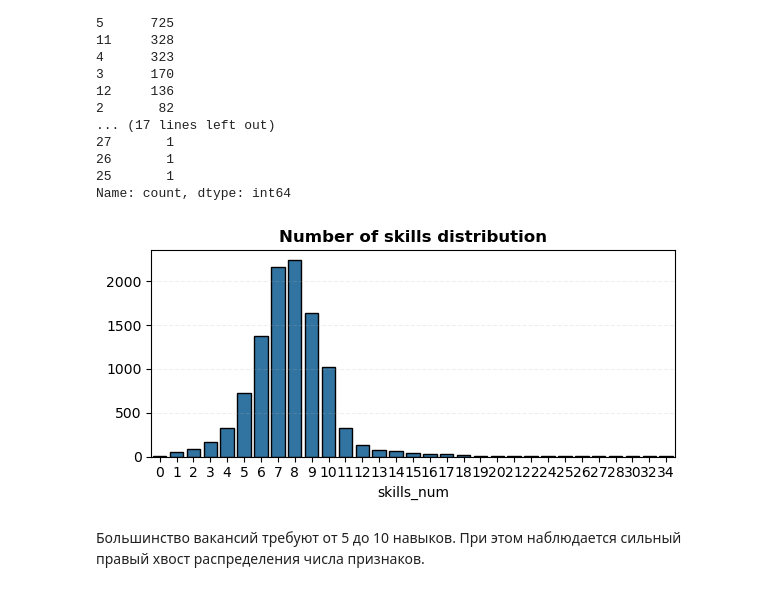
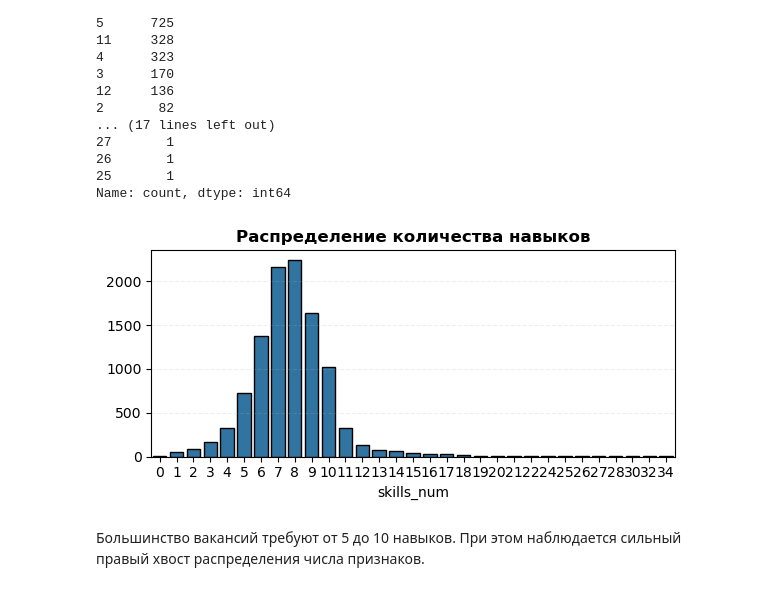
Before and after one commit to kmvitik/smadimo_group_project_2_scraping_api, a Jupyter notebook: skills_hirihy.ipynb, the cells around one changed output. Saved outputs shown, nothing was run; the diff lists cells and outputs as text; code cells hidden in the pictures.

Commit message:
minor charts updates

```diff
--- a/skills_hirihy.ipynb
+++ b/skills_hirihy.ipynb
@@ -78,16 +78,16 @@ Name: count, dtype: int64
 # %%
 fig, ax = plt.subplots(figsize=(6, 3))
 
 sns.barplot(
     x=skills_length_grouped.index,
     y=skills_length_grouped.values,
     edgecolor="black",
 )
 ax.grid(axis="y", linestyle="--", alpha=0.2)
-ax.set_title("Number of skills distribution", fontweight="bold")
+ax.set_title("Распределение количества навыков", fontweight="bold")
 plt.tight_layout()
 # %% [output]
-[figure, old version]
+[figure, new version]
 # %% [markdown]
 Большинство вакансий требуют от 5 до 10 навыков. При этом наблюдается сильный правый хвост распределения числа признаков.
 # %% [markdown]
```
Also changed, not shown: parts of 2 cells of this notebook.
